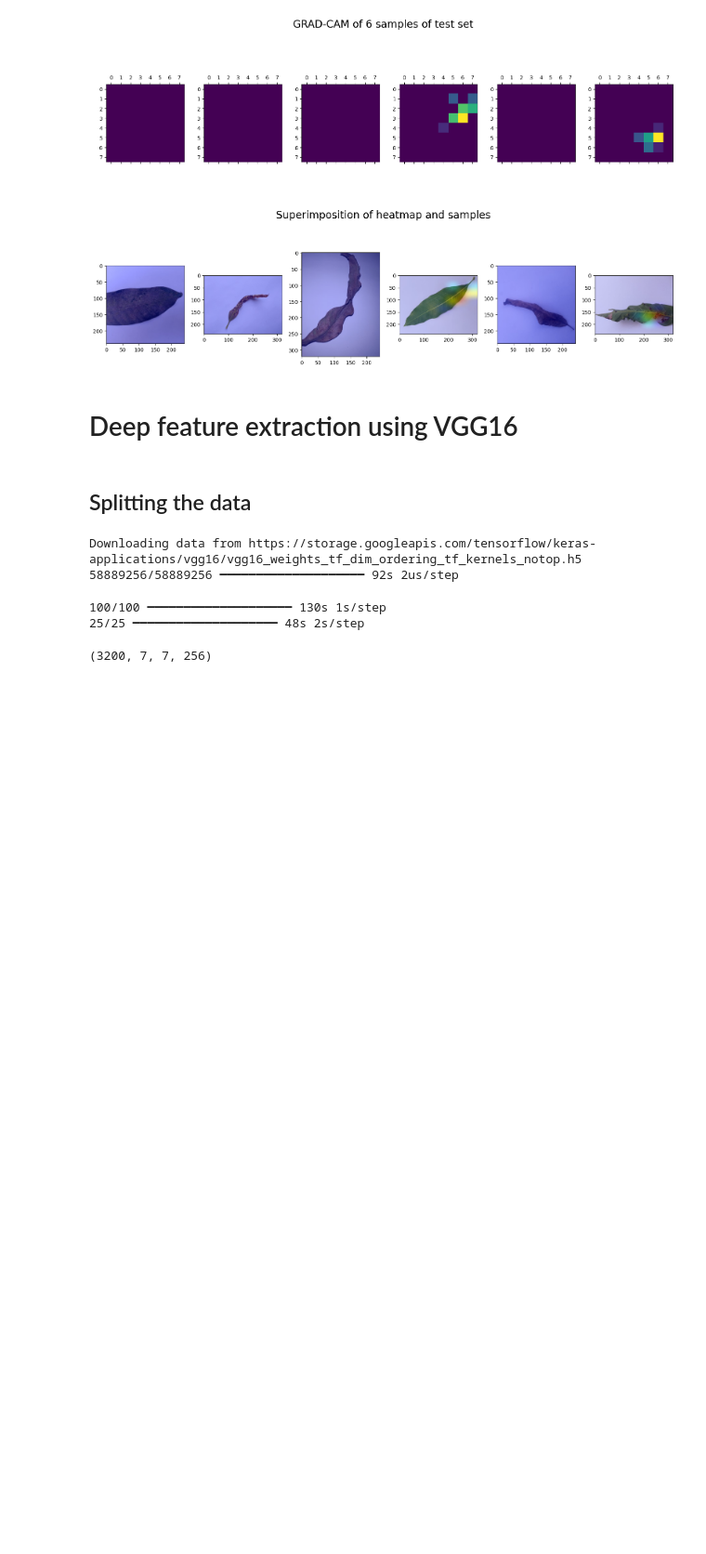
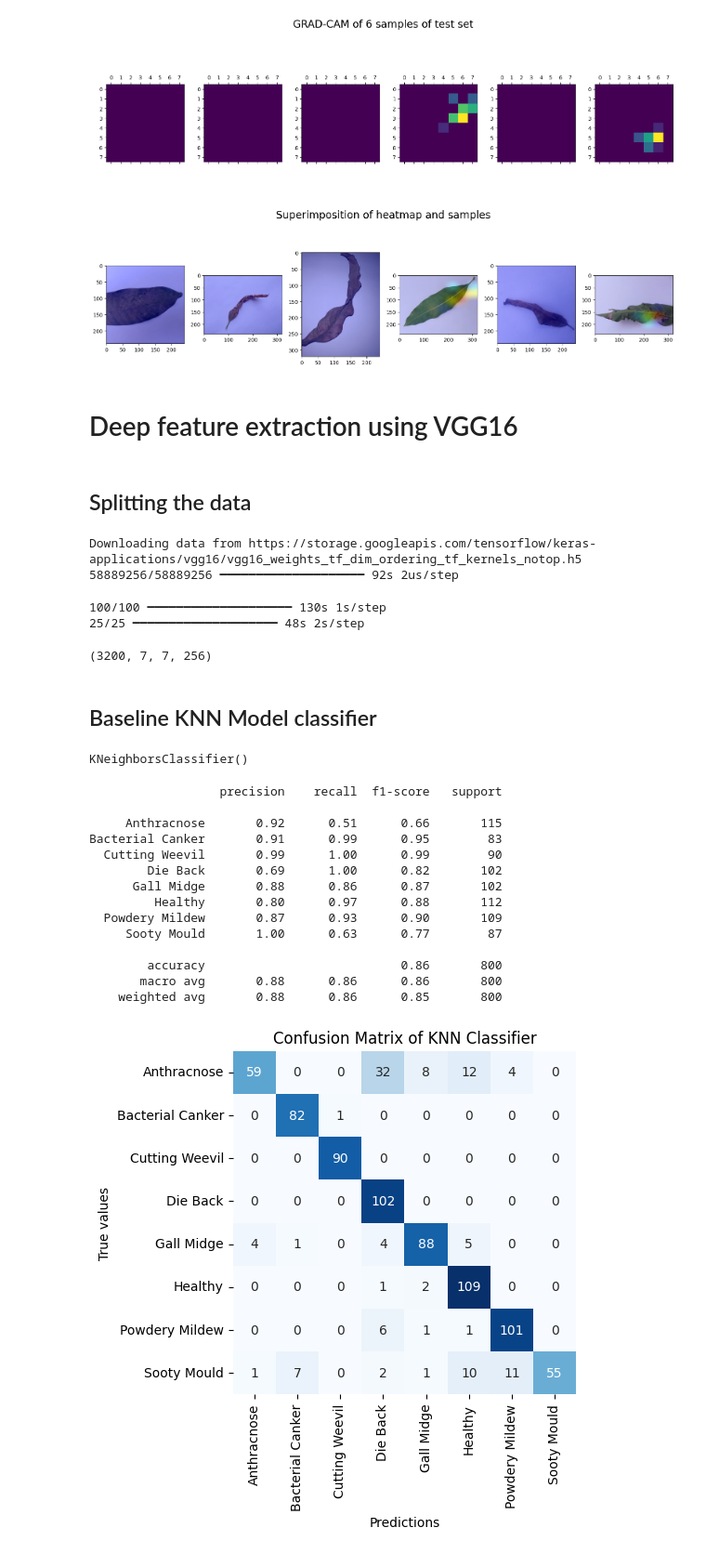
Before and after one commit to NANDINISHARMA30/Mango-Leaf-AI-Diagnosis-, a Jupyter notebook: Diagnosis.ipynb, the cells around one changed output. Shown at 93% size. Drawn from its saved outputs; the diff is of its cells as text; code cells hidden in the pictures; blank space fills up the shorter version.

Commit message:
Model Update

```diff
--- a/Diagnosis.ipynb
+++ b/Diagnosis.ipynb
@@ -539,3 +539,48 @@ train_features.shape
 ## Reshaping extracted features
 training_flatten = train_features.reshape(train_features.shape[0], -1)
 test_flatten = test_features.reshape(test_features.shape[0], -1)
+# %% [markdown]
+## Baseline KNN Model classifier
+# %%
+knn_model = KNeighborsClassifier()
+knn_model.fit(training_flatten, y_train)
+# %% [output]
+KNeighborsClassifier()
+# %%
+y_pred = knn_model.predict(test_flatten)
+# %%
+# Classification report
+print(classification_report(y_test, y_pred))
+
+# Confusion matrix for each class
+class_names = ["Anthracnose", "Bacterial Canker", "Cutting Weevil", "Die Back",
+               "Gall Midge", "Healthy", "Powdery Mildew", "Sooty Mould"]
+
+cm = confusion_matrix(y_test, y_pred)
+# Plot confusion matrix
+sns.heatmap(cm, annot=True, fmt="d", cmap="Blues", cbar=False, square=True,
+            xticklabels=class_names,
+            yticklabels=class_names)
+
+plt.xlabel('Predictions')
+plt.ylabel('True values')
+plt.title('Confusion Matrix of KNN Classifier')
+plt.show()
+
+# Comparison models
+# %% [output]
+                  precision    recall  f1-score   support
+
+     Anthracnose       0.92      0.51      0.66       115
+Bacterial Canker       0.91      0.99      0.95        83
+  Cutting Weevil       0.99      1.00      0.99        90
+        Die Back       0.69      1.00      0.82       102
+      Gall Midge       0.88      0.86      0.87       102
+         Healthy       0.80      0.97      0.88       112
+  Powdery Mildew       0.87      0.93      0.90       109
+     Sooty Mould       1.00      0.63      0.77        87
+
+        accuracy                           0.86       800
+       macro avg       0.88      0.86      0.86       800
+    weighted avg       0.88      0.86      0.85       800
+[figure, added]
```
